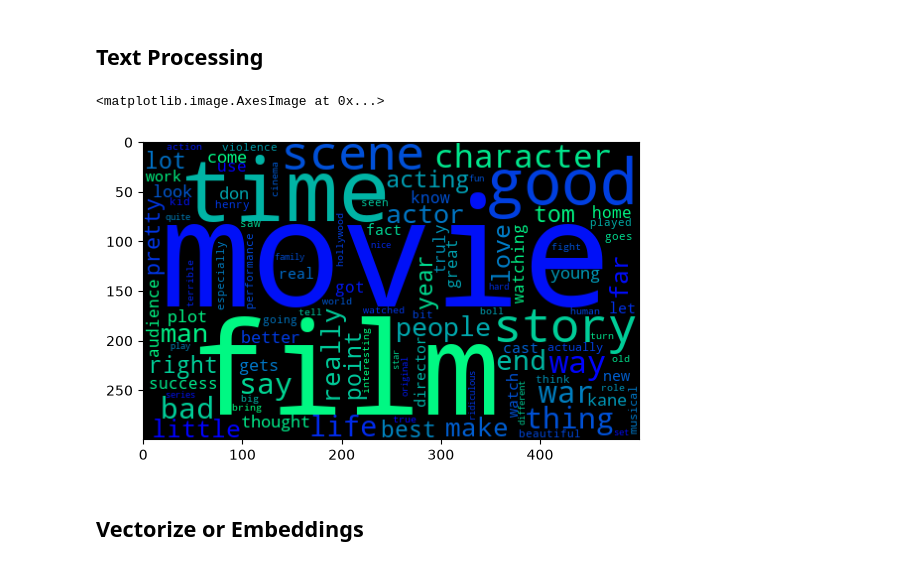
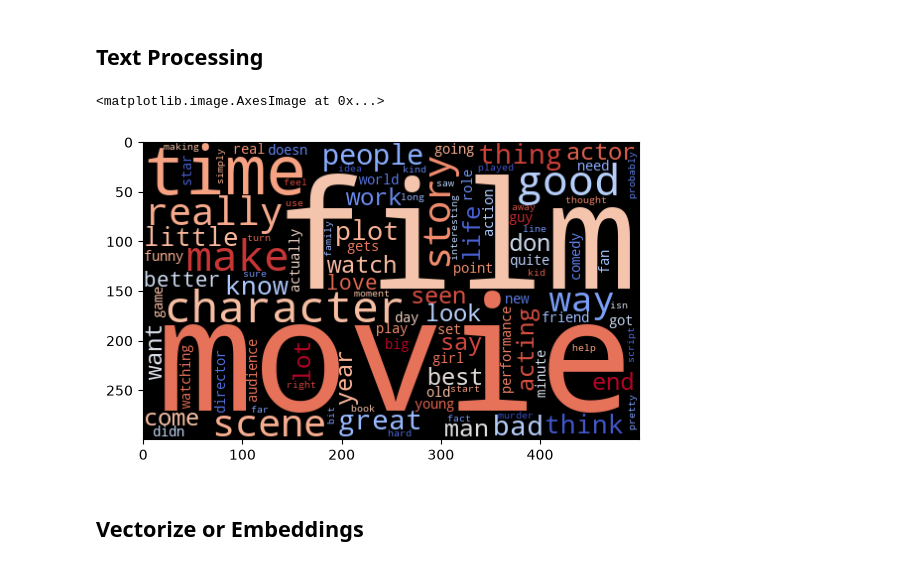
Before and after one commit to DipeshGhimire33/Data-Science-and-Machine-learning, a Jupyter notebook: Day_wise_learning/Day_62/IMDB_Implementation.ipynb, the cells around one changed output. Drawn from its saved outputs; the diff is of its cells as text; code cells hidden in the pictures.

```diff
--- a/Day_wise_learning/Day_62/IMDB_Implementation.ipynb
+++ b/Day_wise_learning/Day_62/IMDB_Implementation.ipynb
@@ -74,20 +74,20 @@ feature = X.apply(text_processor).to_numpy()
 # %%
 # Visualization
 
 # !pip install wordcloud
 
 from wordcloud import WordCloud
 import matplotlib.pyplot as plt
 
 cloud = WordCloud(
-    colormap = "winter", max_words=100, width=500, height=300
+    colormap = "coolwarm", max_words=100, width=500, height=300
 )
-image = cloud.generate(" ".join(feature[:50]))
+image = cloud.generate(" ".join(feature[:500]))
 
 plt.imshow(image)
 # %% [output]
 <matplotlib.image.AxesImage at 0x...>
-[figure, old version]
+[figure, new version]
 # %% [markdown]
 ## Vectorize or Embeddings
 # %%
```
Also changed, not shown: parts of 2 cells of this notebook.
